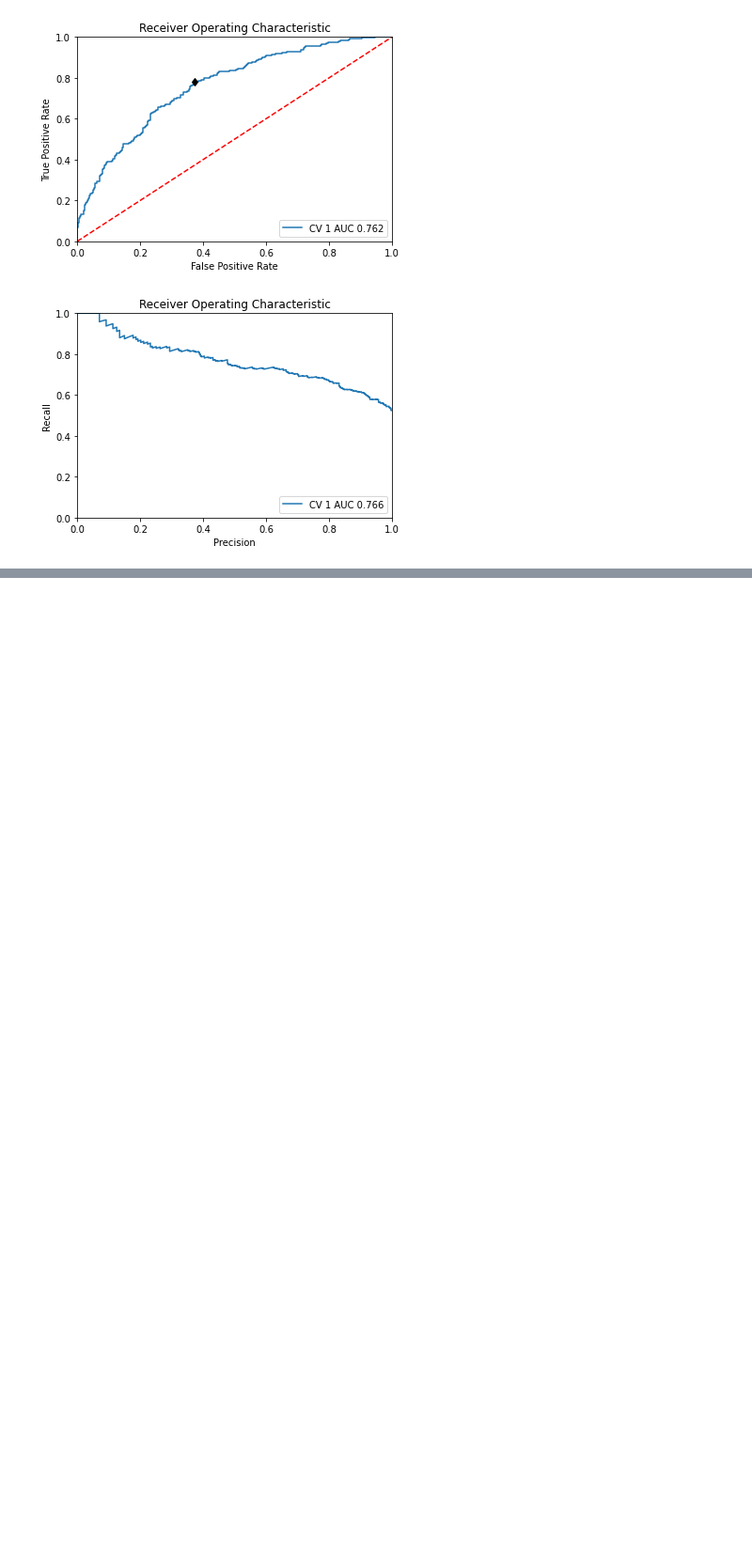
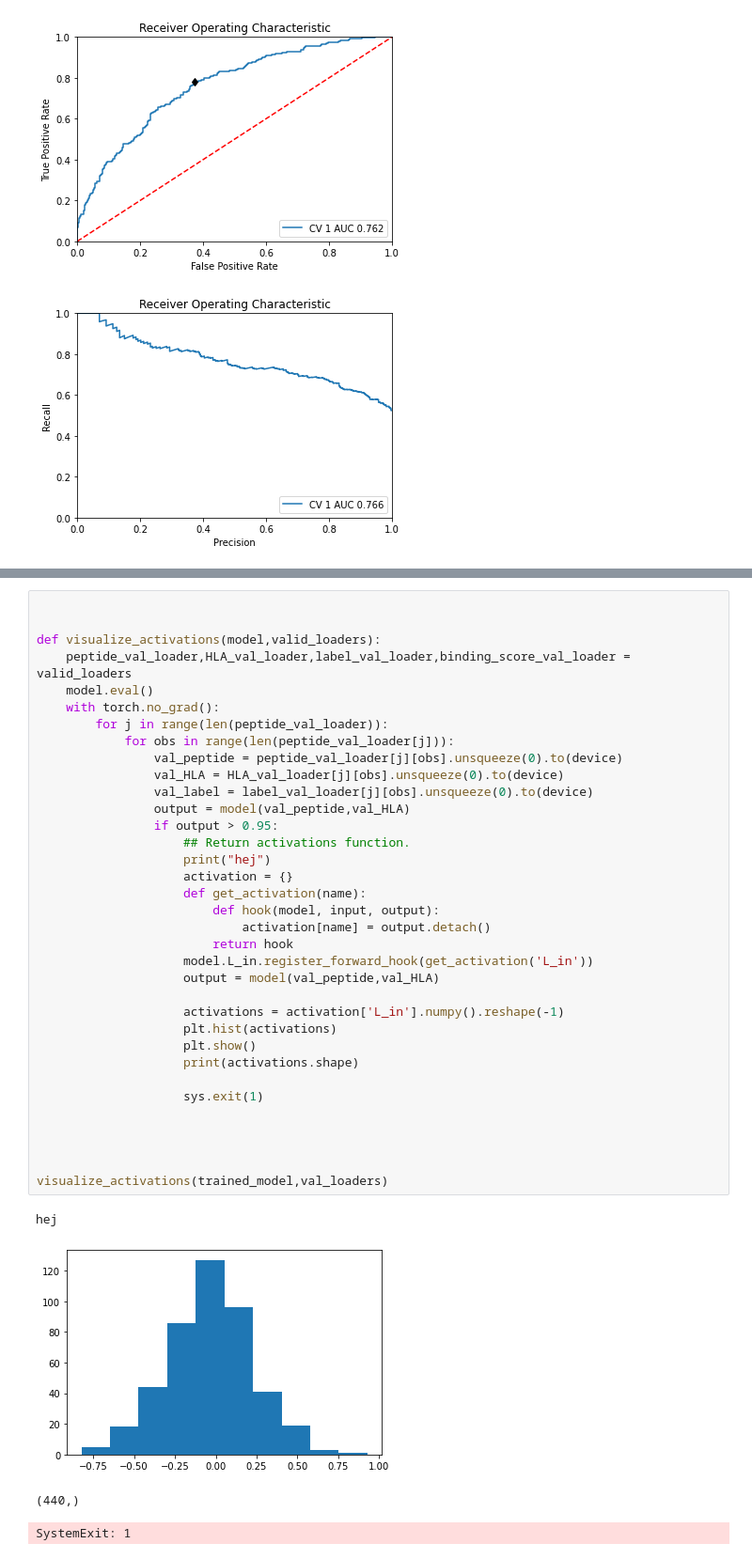
Before and after one commit to christian-creator/DL_peptide_immunogenecity, a Jupyter notebook: notebooks/partition_loop_continous_workflow.ipynb, the cells around one changed output, grey strips where cells are left out. Shown at 94% size. Saved outputs shown, nothing was run; the diff lists cells and outputs as text; blank space fills up the shorter version.

```diff
--- a/notebooks/partition_loop_continous_workflow.ipynb
+++ b/notebooks/partition_loop_continous_workflow.ipynb
@@ -644 +650,41 @@ occlusion_sensitivity_analysis(trained_model, val_loaders, 10, 0.762)
 [figure]
+# %%
+
+
+def visualize_activations(model,valid_loaders):
+    peptide_val_loader,HLA_val_loader,label_val_loader,binding_score_val_loader = valid_loaders
+    model.eval()
+    with torch.no_grad():
+        for j in range(len(peptide_val_loader)):
+            for obs in range(len(peptide_val_loader[j])):
+                val_peptide = peptide_val_loader[j][obs].unsqueeze(0).to(device)
+                val_HLA = HLA_val_loader[j][obs].unsqueeze(0).to(device)
+                val_label = label_val_loader[j][obs].unsqueeze(0).to(device)
+                output = model(val_peptide,val_HLA)
+                if output > 0.95:
+                    ## Return activations function.
+                    print("hej")
+                    activation = {}
+                    def get_activation(name):
+                        def hook(model, input, output):
+                            activation[name] = output.detach()
+                        return hook
+                    model.L_in.register_forward_hook(get_activation('L_in'))
+                    output = model(val_peptide,val_HLA)
+
+                    activations = activation['L_in'].numpy().reshape(-1)
+                    plt.hist(activations)
+                    plt.show()
+                    print(activations.shape)
+
+                    sys.exit(1)
+
+
+
+
+visualize_activations(trained_model,val_loaders)
+# %% [output]
+hej
+[figure, added]
+(440,)
+SystemExit: 1
```
Also changed, not shown: parts of 1 cell of this notebook, 7 other files.
